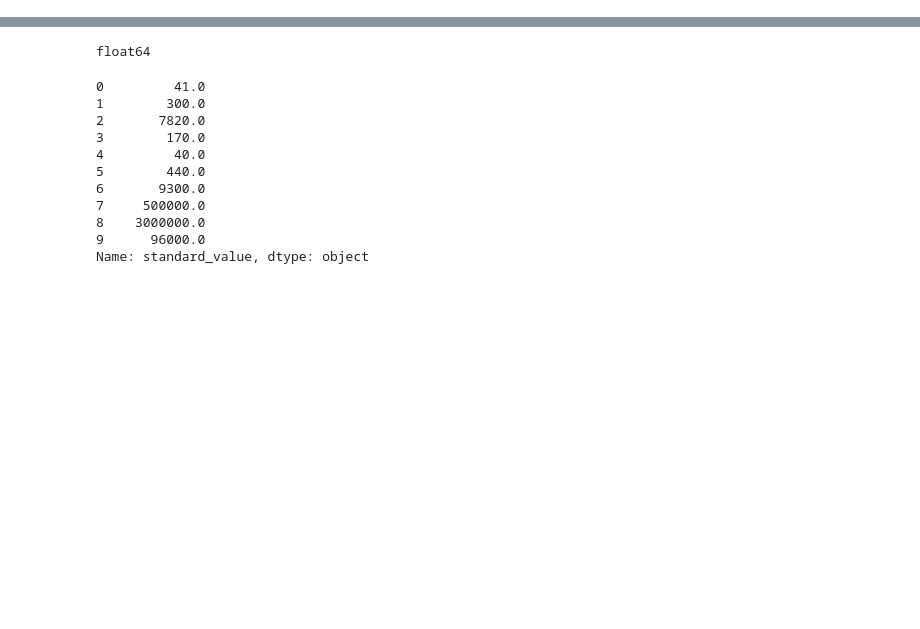
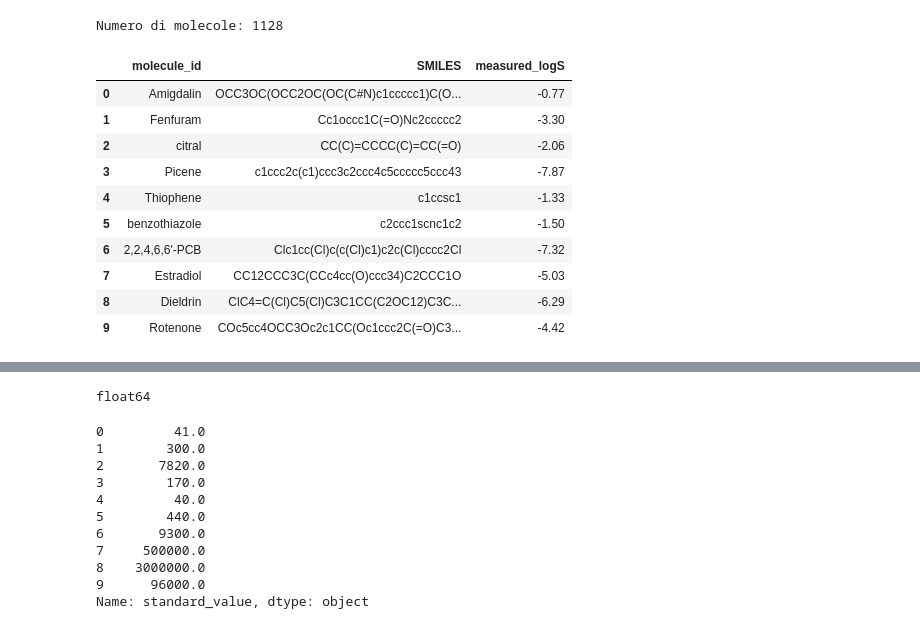
Before and after one commit to adarco29-beep/active-new, a Jupyter notebook: ACTIVE_LEARNING_PROJECT.ipynb, the cells around one changed output, grey strips where cells are left out. Drawn from its saved outputs; the diff is of its cells as text; code cells hidden in the pictures; blank space fills up the shorter version.

```diff
--- a/ACTIVE_LEARNING_PROJECT.ipynb
+++ b/ACTIVE_LEARNING_PROJECT.ipynb
@@ -0,0 +3,28 @@
+# %%
+dataset = df[[
+    "Compound ID",
+    "smiles",
+    "measured log solubility in mols per litre"
+]].copy()
+
+dataset.columns = [
+    "molecule_id",
+    "SMILES",
+    "measured_logS"
+]
+
+print("Numero di molecole:", len(dataset))
+dataset.head(10)
+# %% [output]
+Numero di molecole: 1128
+|  | molecule_id | SMILES | measured_logS |
+| 0 | Amigdalin | OCC3OC(OCC2OC(OC(C#N)c1ccccc1)C(O... | -0.77 |
+| 1 | Fenfuram | Cc1occc1C(=O)Nc2ccccc2 | -3.30 |
+| 2 | citral | CC(C)=CCCC(C)=CC(=O) | -2.06 |
+| 3 | Picene | c1ccc2c(c1)ccc3c2ccc4c5ccccc5ccc43 | -7.87 |
+| 4 | Thiophene | c1ccsc1 | -1.33 |
+| 5 | benzothiazole | c2ccc1scnc1c2 | -1.50 |
+| 6 | 2,2,4,6,6'-PCB | Clc1cc(Cl)c(c(Cl)c1)c2c(Cl)cccc2Cl | -7.32 |
+| 7 | Estradiol | CC12CCC3C(CCc4cc(O)ccc34)C2CCC1O | -5.03 |
+| 8 | Dieldrin | ClC4=C(Cl)C5(Cl)C3C1CC(C2OC12)C3C... | -6.29 |
+| 9 | Rotenone | COc5cc4OCC3Oc2c1CC(Oc1ccc2C(=O)C3... | -4.42 |
```
Also changed, not shown: parts of 3 cells of this notebook.
